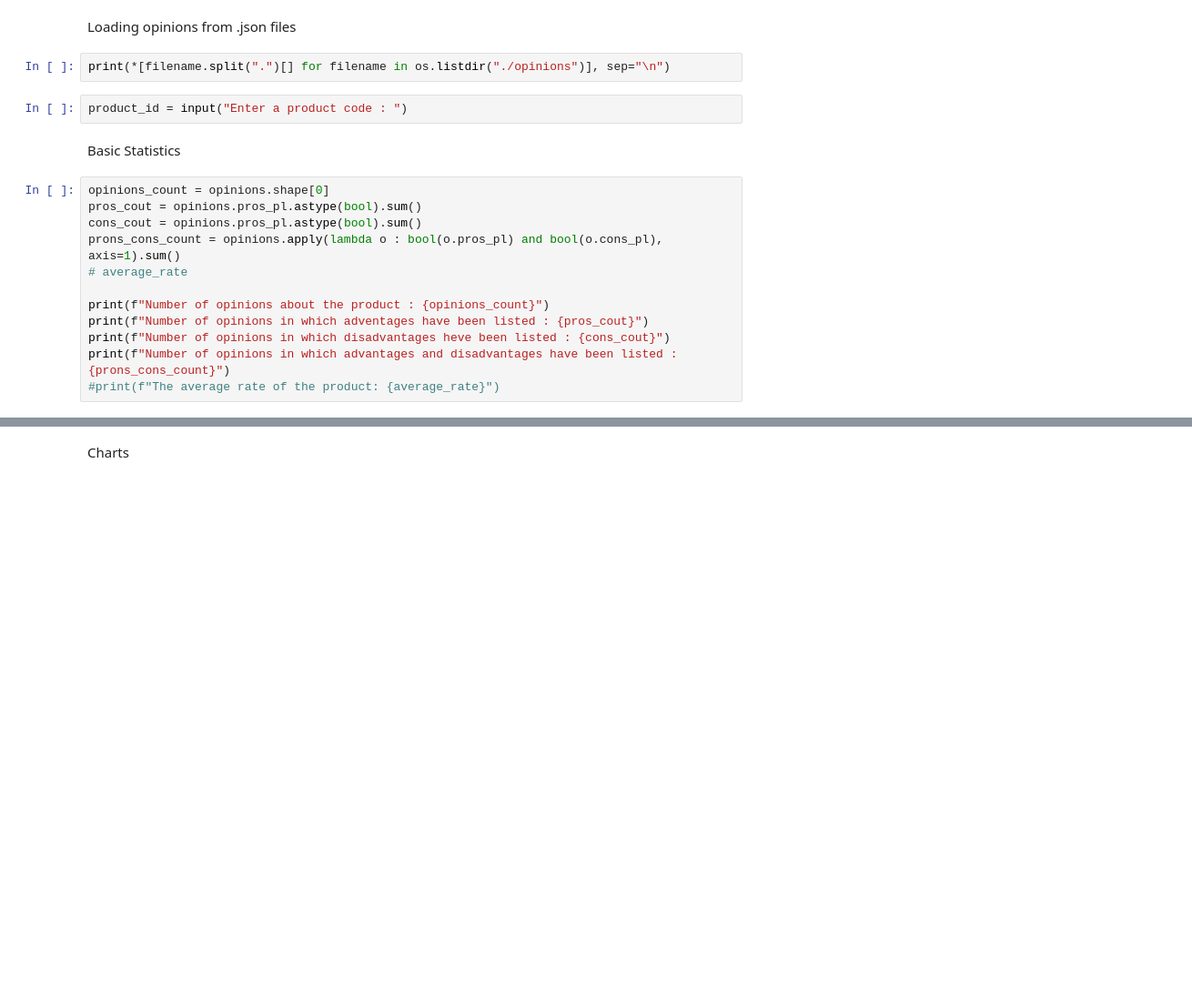
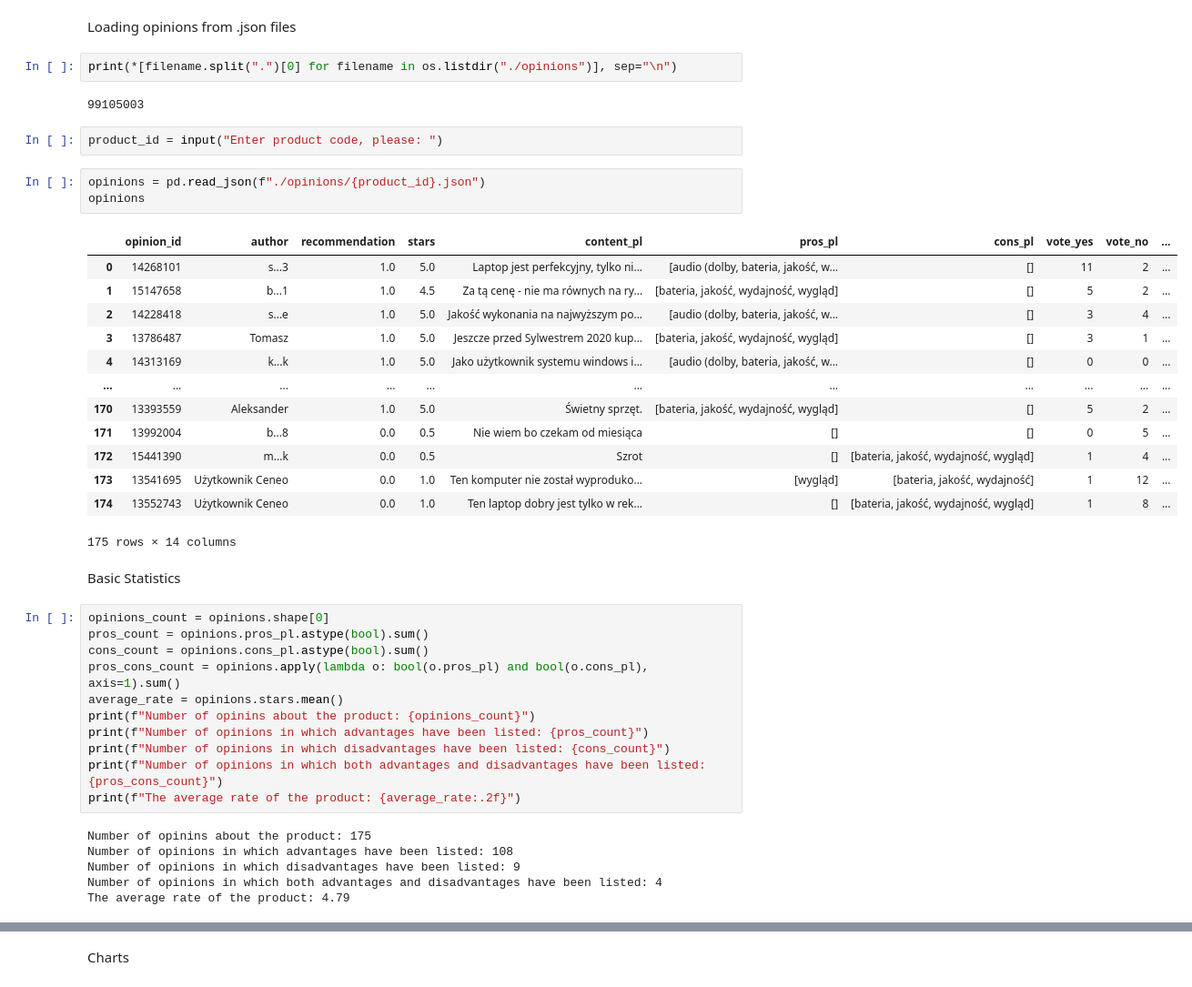
Before and after one commit to MaksymBykovets/CeneoScraper, a Jupyter notebook: analyzer.ipynb, the cells around one changed output, grey strips where cells are left out. Shown at 91% size. Drawn from its saved outputs; the diff is of its cells as text; blank space fills up the shorter version.

```diff
--- a/analyzer.ipynb
+++ b/analyzer.ipynb
@@ -6,22 +6,46 @@ from matplotlib import pyplot as plt
 # %% [markdown]
 Loading opinions from .json files
 # %%
-print(*[filename.split(".")[] for filename in os.listdir("./opinions")], sep="\n")
+print(*[filename.split(".")[0] for filename in os.listdir("./opinions")], sep="\n")
+# %% [output]
+99105003
 # %%
-product_id = input("Enter a product code : ")
+product_id = input("Enter product code, please: ")
+# %%
+opinions = pd.read_json(f"./opinions/{product_id}.json")
+opinions
+# %% [output]
+|  | opinion_id | author | recommendation | stars | content_pl | pros_pl | cons_pl | vote_yes | vote_no | ... |
+| 0 | 14268101 | s...3 | 1.0 | 5.0 | Laptop jest perfekcyjny, tylko ni... | [audio (dolby, bateria, jakość, w... | [] | 11 | 2 | ... |
+| 1 | 15147658 | b...1 | 1.0 | 4.5 | Za tą cenę - nie ma równych na ry... | [bateria, jakość, wydajność, wygląd] | [] | 5 | 2 | ... |
+| 2 | 14228418 | s...e | 1.0 | 5.0 | Jakość wykonania na najwyższym po... | [audio (dolby, bateria, jakość, w... | [] | 3 | 4 | ... |
+| 3 | 13786487 | Tomasz | 1.0 | 5.0 | Jeszcze przed Sylwestrem 2020 kup... | [bateria, jakość, wydajność, wygląd] | [] | 3 | 1 | ... |
+| 4 | 14313169 | k...k | 1.0 | 5.0 | Jako użytkownik systemu windows i... | [audio (dolby, bateria, jakość, w... | [] | 0 | 0 | ... |
+| ... | ... | ... | ... | ... | ... | ... | ... | ... | ... | ... |
+| 170 | 13393559 | Aleksander | 1.0 | 5.0 | Świetny sprzęt. | [bateria, jakość, wydajność, wygląd] | [] | 5 | 2 | ... |
+| 171 | 13992004 | b...8 | 0.0 | 0.5 | Nie wiem bo czekam od miesiąca | [] | [] | 0 | 5 | ... |
+| 172 | 15441390 | m...k | 0.0 | 0.5 | Szrot | [] | [bateria, jakość, wydajność, wygląd] | 1 | 4 | ... |
+| 173 | 13541695 | Użytkownik Ceneo | 0.0 | 1.0 | Ten komputer nie został wyproduko... | [wygląd] | [bateria, jakość, wydajność] | 1 | 12 | ... |
+| 174 | 13552743 | Użytkownik Ceneo | 0.0 | 1.0 | Ten laptop dobry jest tylko w rek... | [] | [bateria, jakość, wydajność, wygląd] | 1 | 8 | ... |
+175 rows × 14 columns
 # %% [markdown]
 Basic Statistics
 # %%
 opinions_count = opinions.shape[0]
-pros_cout = opinions.pros_pl.astype(bool).sum()
-cons_cout = opinions.pros_pl.astype(bool).sum()
-prons_cons_count = opinions.apply(lambda o : bool(o.pros_pl) and bool(o.cons_pl), axis=1).sum()
-# average_rate
-
-print(f"Number of opinions about the product : {opinions_count}")
-print(f"Number of opinions in which adventages have been listed : {pros_cout}")
-print(f"Number of opinions in which disadvantages heve been listed : {cons_cout}")
-print(f"Number of opinions in which advantages and disadvantages have been listed : {prons_cons_count}")
-#print(f"The average rate of the product: {average_rate}")
+pros_count = opinions.pros_pl.astype(bool).sum()
+cons_count = opinions.cons_pl.astype(bool).sum()
+pros_cons_count = opinions.apply(lambda o: bool(o.pros_pl) and bool(o.cons_pl), axis=1).sum()
+average_rate = opinions.stars.mean()
+print(f"Number of opinins about the product: {opinions_count}")
+print(f"Number of opinions in which advantages have been listed: {pros_count}")
+print(f"Number of opinions in which disadvantages have been listed: {cons_count}")
+print(f"Number of opinions in which both advantages and disadvantages have been listed: {pros_cons_count}")
+print(f"The average rate of the product: {average_rate:.2f}")
+# %% [output]
+Number of opinins about the product: 175
+Number of opinions in which advantages have been listed: 108
+Number of opinions in which disadvantages have been listed: 9
+Number of opinions in which both advantages and disadvantages have been listed: 4
+The average rate of the product: 4.79
 # %%
 pros = opinions.pros_en.explode().value_counts()
```
Also changed, not shown: parts of 7 cells of this notebook, 2 other files.
